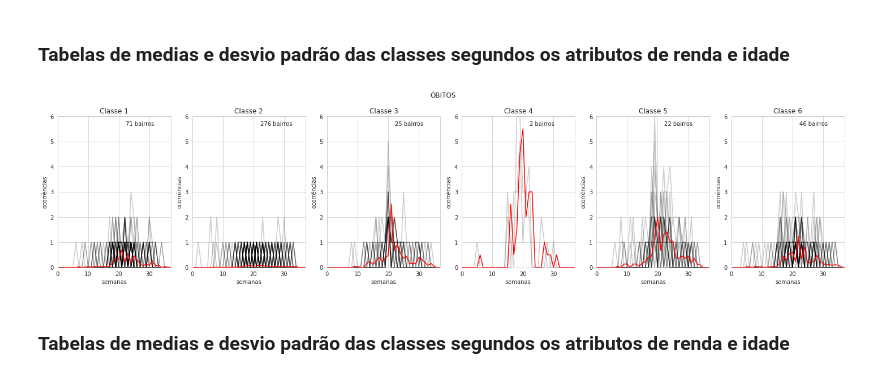
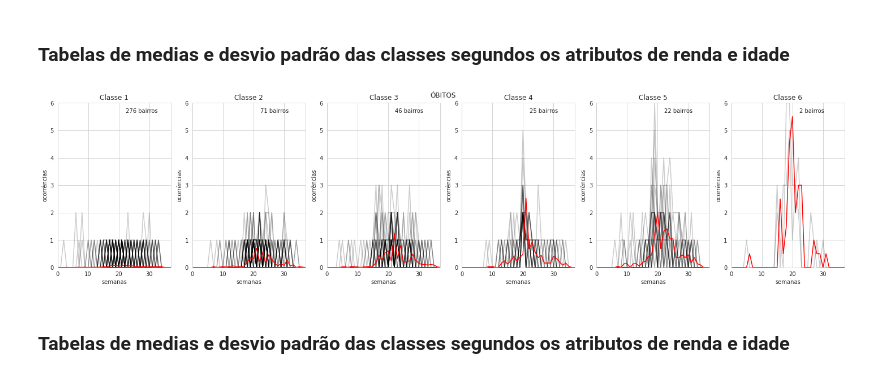
Before and after one commit to deividsardinha/CasosCovid, a Jupyter notebook: TimeSeriesKMeans_Covid.ipynb, the cells around one changed output. Cells and saved outputs as stored; diff of their text form; code cells hidden in the pictures.

```diff
--- a/TimeSeriesKMeans_Covid.ipynb
+++ b/TimeSeriesKMeans_Covid.ipynb
@@ -165,7 +180,7 @@ for yi in range(classes):
     plt.subplot(1, classes, yi + 1 + x)
     for xx in X_srag[y_srag == yi]:
         plt.plot(xx.ravel(), "k-", alpha=.2)
-    plt.plot(cc_srag[yi].ravel(), "r-")
+    plt.plot(cc_srag[order_srag[yi]].ravel(), "r-")
     plt.xlim(0, sz)
     plt.ylim(0, maxsrag)
     plt.xlabel('semanas')
@@ -188,7 +203,7 @@ for yi in range(classes):
     plt.subplot(1, classes, yi + 1 + x)
     for xx in X_ob[y_ob == yi]:
         plt.plot(xx.ravel(), "k-", alpha=.2)
-    plt.plot(cc_ob[yi].ravel(), "r-")
+    plt.plot(cc_ob[order_ob[yi]].ravel(), "r-")
     plt.xlim(0, sz)
     plt.ylim(0, maxob)
     plt.xlabel('semanas')
@@ -269,7 +284,7 @@ for yi in range(classes):
     plt.subplot(1, classes, yi + 1 + x)
     for xx in X_sg[sem_sg_join["CLASSE"] == yi]:
         plt.plot(xx.ravel(), "k-", alpha=.2)
-    plt.plot(cc_sg[yi].ravel(), "r-")
+    plt.plot(cc_sg[order_sg[yi]].ravel(), "r-")
     plt.xlim(0, sz)
     plt.ylim(0, maxsg)
     plt.xlabel('semanas')
@@ -472,7 +487,7 @@ for yi in range(classes):
     plt.subplot(1, classes, yi + 1 + x)
     for xx in X_srag[sem_srag_join["CLASSE"]  == yi]:
         plt.plot(xx.ravel(), "k-", alpha=.2)
-    plt.plot(cc_srag[yi].ravel(), "r-")
+    plt.plot(cc_srag[order_srag[yi]].ravel(), "r-")
     plt.xlim(0, sz)
     plt.ylim(0, maxsrag)
     plt.xlabel('semanas')
@@ -666,25 +681,25 @@ plt.xlabel("Número de bairros");
 # %%
 x = 0
 plt.figure(figsize=(20,5))
 plt.suptitle('ÓBITOS')
 
 for yi in range(classes):
     plt.subplot(1, classes, yi + 1 + x)
     for xx in X_ob[sem_ob_join["CLASSE"] == yi]:
         plt.plot(xx.ravel(), "k-", alpha=.2)
-    plt.plot(cc_ob[yi].ravel(), "r-")
+    plt.plot(cc_ob[order_ob[yi]].ravel(), "r-")
     plt.xlim(0, sz)
     plt.ylim(0, maxob)
     plt.xlabel('semanas')
     plt.ylabel('ocorrências')
     plt.text(0.60, 0.94,'%d bairros' % c_ob[yi],
              transform=plt.gca().transAxes)
     plt.title('Classe %d' % (yi + 1))
 
 plt.tight_layout()
 plt.show()
 # %% [output]
-[figure, old version]
+[figure, new version]
 # %% [markdown]
 ### Tabelas de medias e desvio padrão das classes segundos os atributos de renda e idade
 # %%
```
Also changed, not shown: parts of 50 cells of this notebook.
